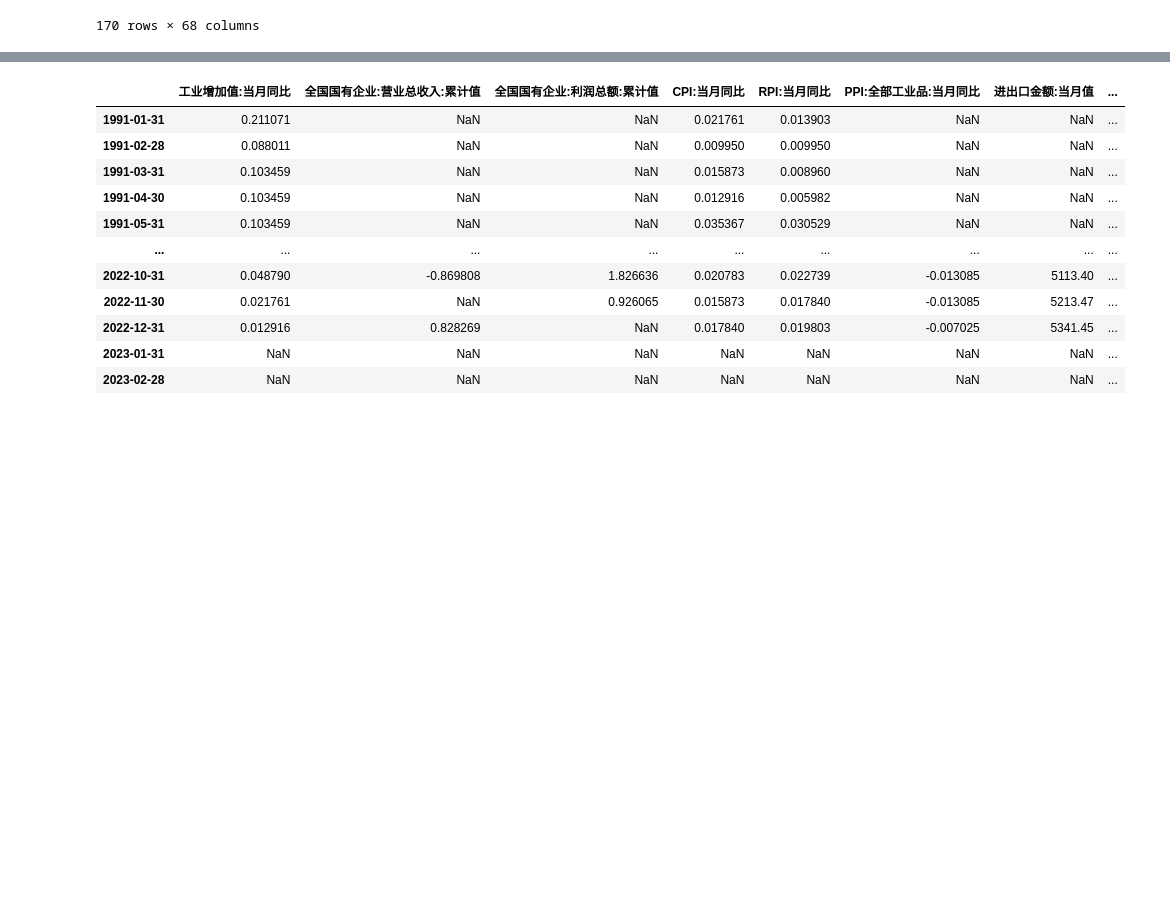
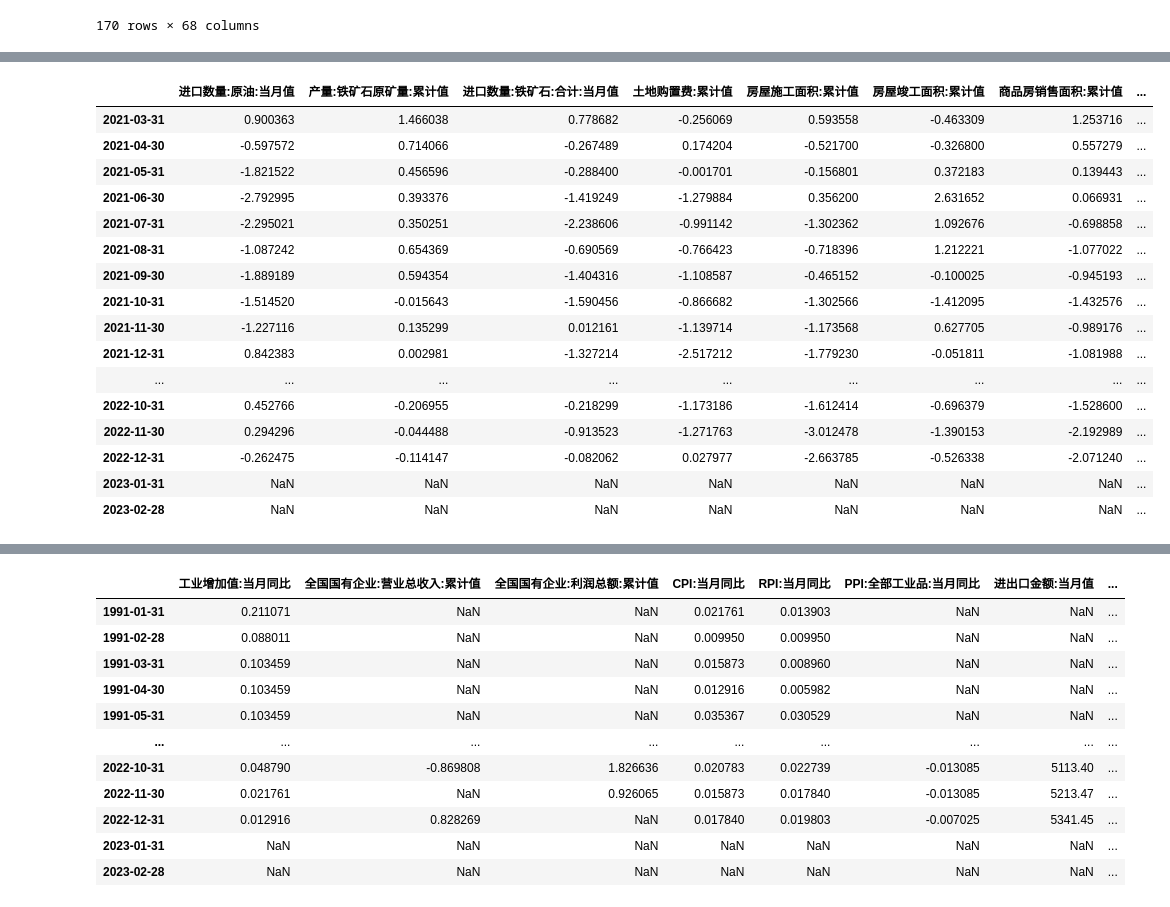
Before and after one commit to CharlesDZhang/China-GDP-Nowcasting, a Jupyter notebook: DFM.ipynb, the cells around one changed output, grey strips where cells are left out. Drawn from its saved outputs; the diff is of its cells as text; code cells hidden in the pictures; blank space fills up the shorter version.

```diff
--- a/DFM.ipynb
+++ b/DFM.ipynb
@@ -72,3 +72,11 @@ ALL_MACRO_DATA_M
 | 2023-01-31 | NaN | NaN | NaN | NaN | NaN | NaN | NaN | ... |
 | 2023-02-28 | NaN | NaN | NaN | NaN | NaN | NaN | NaN | ... |
 170 rows × 68 columns
+# %%
+GDP_YOY = pd.read_csv('GDP_YOY.csv').set_index('QTR')
+GDP_YOY= np.log(GDP_YOY /100 +1)
+GDP_YOY.index = pd.to_datetime(GDP_YOY.index)
+GDP_YOY.index = GDP_YOY.index + pd.offsets.MonthEnd(0)
+ALL_MACRO_DATA_M = pd.concat([ALL_MACRO_DATA_M,GDP_YOY], axis = 1)['2009':]
+ALL_MACRO_DATA_M['YOY']  = ALL_MACRO_DATA_M['YOY'].fillna(method='bfill')
+ALL_MACRO_DATA_M
@@ -152,3 +210,23 @@ ALL_MACRO_DATA_M_NORM
+# %%
+ALL_MACRO_DATA_M_NORM.iloc[-24:,-10:]
+# %% [output]
+|  | 进口数量:原油:当月值 | 产量:铁矿石原矿量:累计值 | 进口数量:铁矿石:合计:当月值 | 土地购置费:累计值 | 房屋施工面积:累计值 | 房屋竣工面积:累计值 | 商品房销售面积:累计值 | ... |
+| 2021-03-31 | 0.900363 | 1.466038 | 0.778682 | -0.256069 | 0.593558 | -0.463309 | 1.253716 | ... |
+| 2021-04-30 | -0.597572 | 0.714066 | -0.267489 | 0.174204 | -0.521700 | -0.326800 | 0.557279 | ... |
+| 2021-05-31 | -1.821522 | 0.456596 | -0.288400 | -0.001701 | -0.156801 | 0.372183 | 0.139443 | ... |
+| 2021-06-30 | -2.792995 | 0.393376 | -1.419249 | -1.279884 | 0.356200 | 2.631652 | 0.066931 | ... |
+| 2021-07-31 | -2.295021 | 0.350251 | -2.238606 | -0.991142 | -1.302362 | 1.092676 | -0.698858 | ... |
+| 2021-08-31 | -1.087242 | 0.654369 | -0.690569 | -0.766423 | -0.718396 | 1.212221 | -1.077022 | ... |
+| 2021-09-30 | -1.889189 | 0.594354 | -1.404316 | -1.108587 | -0.465152 | -0.100025 | -0.945193 | ... |
+| 2021-10-31 | -1.514520 | -0.015643 | -1.590456 | -0.866682 | -1.302566 | -1.412095 | -1.432576 | ... |
+| 2021-11-30 | -1.227116 | 0.135299 | 0.012161 | -1.139714 | -1.173568 | 0.627705 | -0.989176 | ... |
+| 2021-12-31 | 0.842383 | 0.002981 | -1.327214 | -2.517212 | -1.779230 | -0.051811 | -1.081988 | ... |
+| ... | ... | ... | ... | ... | ... | ... | ... | ... |
+| 2022-10-31 | 0.452766 | -0.206955 | -0.218299 | -1.173186 | -1.612414 | -0.696379 | -1.528600 | ... |
+| 2022-11-30 | 0.294296 | -0.044488 | -0.913523 | -1.271763 | -3.012478 | -1.390153 | -2.192989 | ... |
+| 2022-12-31 | -0.262475 | -0.114147 | -0.082062 | 0.027977 | -2.663785 | -0.526338 | -2.071240 | ... |
+| 2023-01-31 | NaN | NaN | NaN | NaN | NaN | NaN | NaN | ... |
+| 2023-02-28 | NaN | NaN | NaN | NaN | NaN | NaN | NaN | ... |
 # %%
 import statsmodels.api as sm
 # Create the model
```
Also changed, not shown: parts of 10 cells of this notebook.
